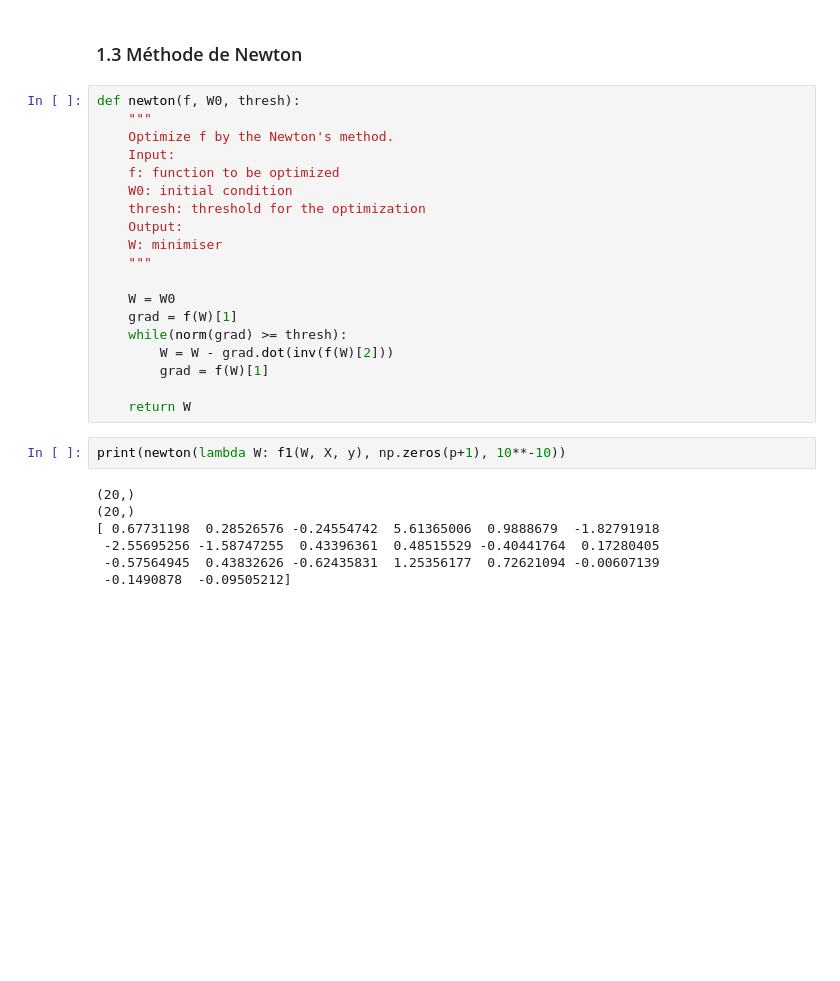
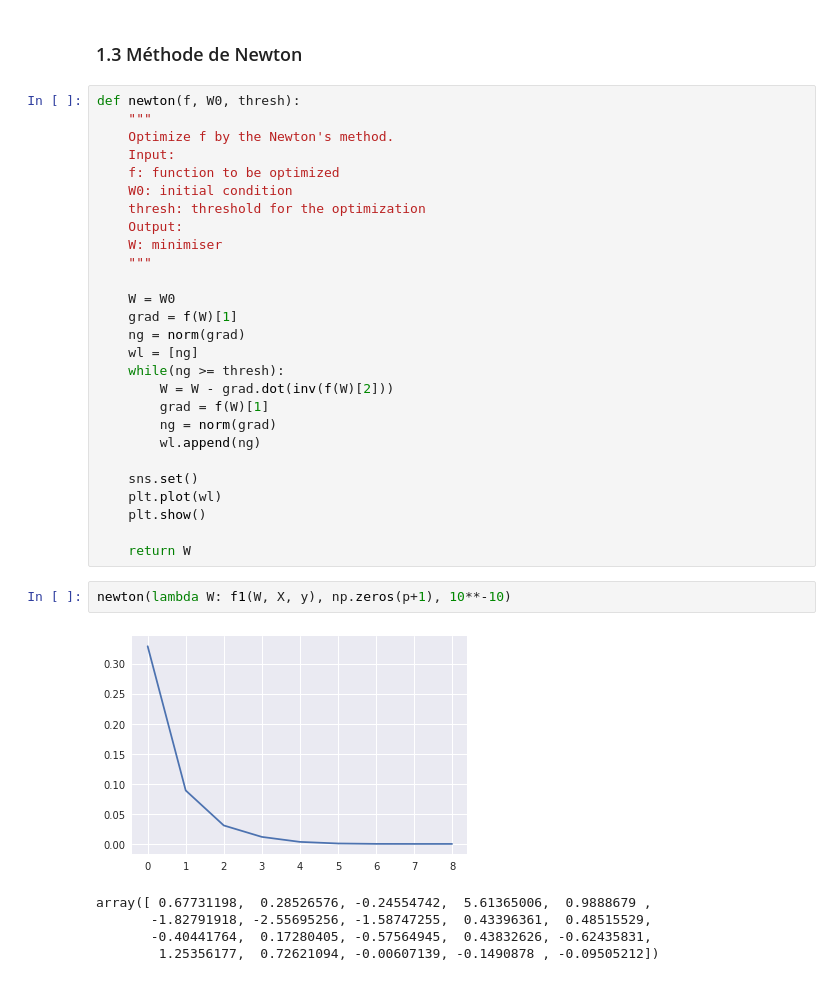
Before and after one commit to AlbandeCrevoisier/SD-TSIA_211, a Jupyter notebook: tp2/TP2.ipynb, the cells around one changed output. Saved outputs shown, nothing was run; the diff lists cells and outputs as text; blank space fills up the shorter version.

```diff
--- a/tp2/TP2.ipynb
+++ b/tp2/TP2.ipynb
@@ -139,17 +142,24 @@ def newton(f, W0, thresh):
 
     W = W0
     grad = f(W)[1]
-    while(norm(grad) >= thresh):
+    ng = norm(grad)
+    wl = [ng]
+    while(ng >= thresh):
         W = W - grad.dot(inv(f(W)[2]))
         grad = f(W)[1]
+        ng = norm(grad)
+        wl.append(ng)
+
+    sns.set()
+    plt.plot(wl)
+    plt.show()
 
     return W
 # %%
-print(newton(lambda W: f1(W, X, y), np.zeros(p+1), 10**-10))
+newton(lambda W: f1(W, X, y), np.zeros(p+1), 10**-10)
 # %% [output]
+[figure, added]
-(20,)
-(20,)
-[ 0.67731198  0.28526576 -0.24554742  5.61365006  0.9888679  -1.82791918
- -2.55695256 -1.58747255  0.43396361  0.48515529 -0.40441764  0.17280405
- -0.57564945  0.43832626 -0.62435831  1.25356177  0.72621094 -0.00607139
- -0.1490878  -0.09505212]
+array([ 0.67731198,  0.28526576, -0.24554742,  5.61365006,  0.9888679 ,
+       -1.82791918, -2.55695256, -1.58747255,  0.43396361,  0.48515529,
+       -0.40441764,  0.17280405, -0.57564945,  0.43832626, -0.62435831,
+        1.25356177,  0.72621094, -0.00607139, -0.1490878 , -0.09505212])
```
Also changed, not shown: parts of 6 cells of this notebook.
